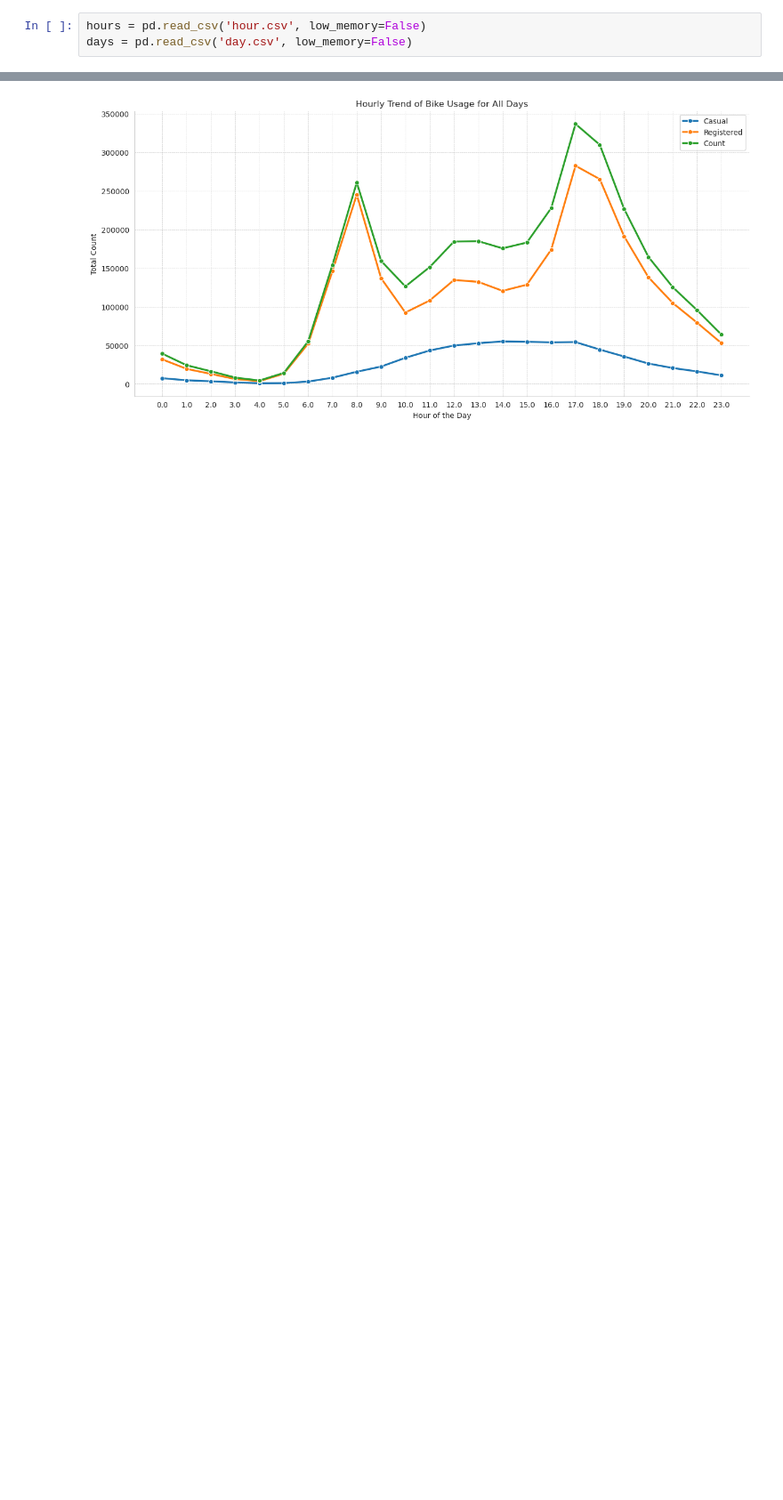
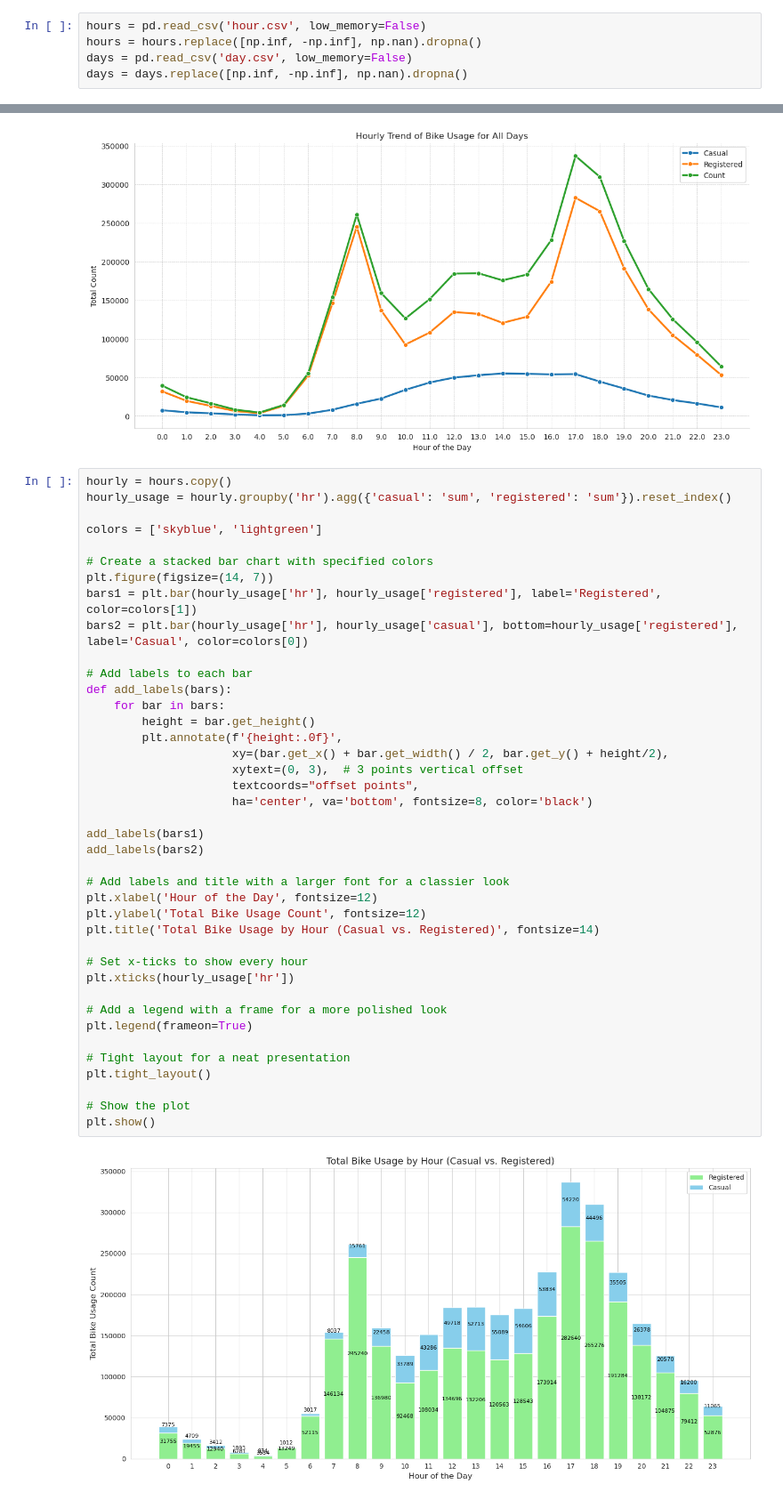
Before and after one commit to chongwen8/CSCE-679-Group-Project, a Jupyter notebook: Project.ipynb, the cells around one changed output, grey strips where cells are left out. Shown at 89% size. Saved outputs shown, nothing was run; the diff lists cells and outputs as text; blank space fills up the shorter version.

Commit message:
Add correlation matrix and stacked bar plots

```diff
--- a/Project.ipynb
+++ b/Project.ipynb
@@ -6,6 +7,8 @@ import seaborn as sns
 # %%
 hours = pd.read_csv('hour.csv', low_memory=False)
+hours = hours.replace([np.inf, -np.inf], np.nan).dropna()
 days = pd.read_csv('day.csv', low_memory=False)
+days = days.replace([np.inf, -np.inf], np.nan).dropna()
 # %%
 days.head(100)
 # %% [output]
@@ -150,3 +153,45 @@ plt.grid(True, linestyle='--', linewidth=0.5)
 sns.despine()  # Remove the
 # %% [output]
 [figure]
+# %%
+hourly = hours.copy()
+hourly_usage = hourly.groupby('hr').agg({'casual': 'sum', 'registered': 'sum'}).reset_index()
+
+colors = ['skyblue', 'lightgreen']
+
+# Create a stacked bar chart with specified colors
+plt.figure(figsize=(14, 7))
+bars1 = plt.bar(hourly_usage['hr'], hourly_usage['registered'], label='Registered', color=colors[1])
+bars2 = plt.bar(hourly_usage['hr'], hourly_usage['casual'], bottom=hourly_usage['registered'], label='Casual', color=colors[0])
+
+# Add labels to each bar
+def add_labels(bars):
+    for bar in bars:
+        height = bar.get_height()
+        plt.annotate(f'{height:.0f}',
+                     xy=(bar.get_x() + bar.get_width() / 2, bar.get_y() + height/2),
+                     xytext=(0, 3),  # 3 points vertical offset
+                     textcoords="offset points",
+                     ha='center', va='bottom', fontsize=8, color='black')
+
+add_labels(bars1)
+add_labels(bars2)
+
+# Add labels and title with a larger font for a classier look
+plt.xlabel('Hour of the Day', fontsize=12)
+plt.ylabel('Total Bike Usage Count', fontsize=12)
+plt.title('Total Bike Usage by Hour (Casual vs. Registered)', fontsize=14)
+
+# Set x-ticks to show every hour
+plt.xticks(hourly_usage['hr'])
+
+# Add a legend with a frame for a more polished look
+plt.legend(frameon=True)
+
+# Tight layout for a neat presentation
+plt.tight_layout()
+
+# Show the plot
+plt.show()
+# %% [output]
+[figure, added]
```
Also changed, not shown: parts of 2 cells of this notebook.
